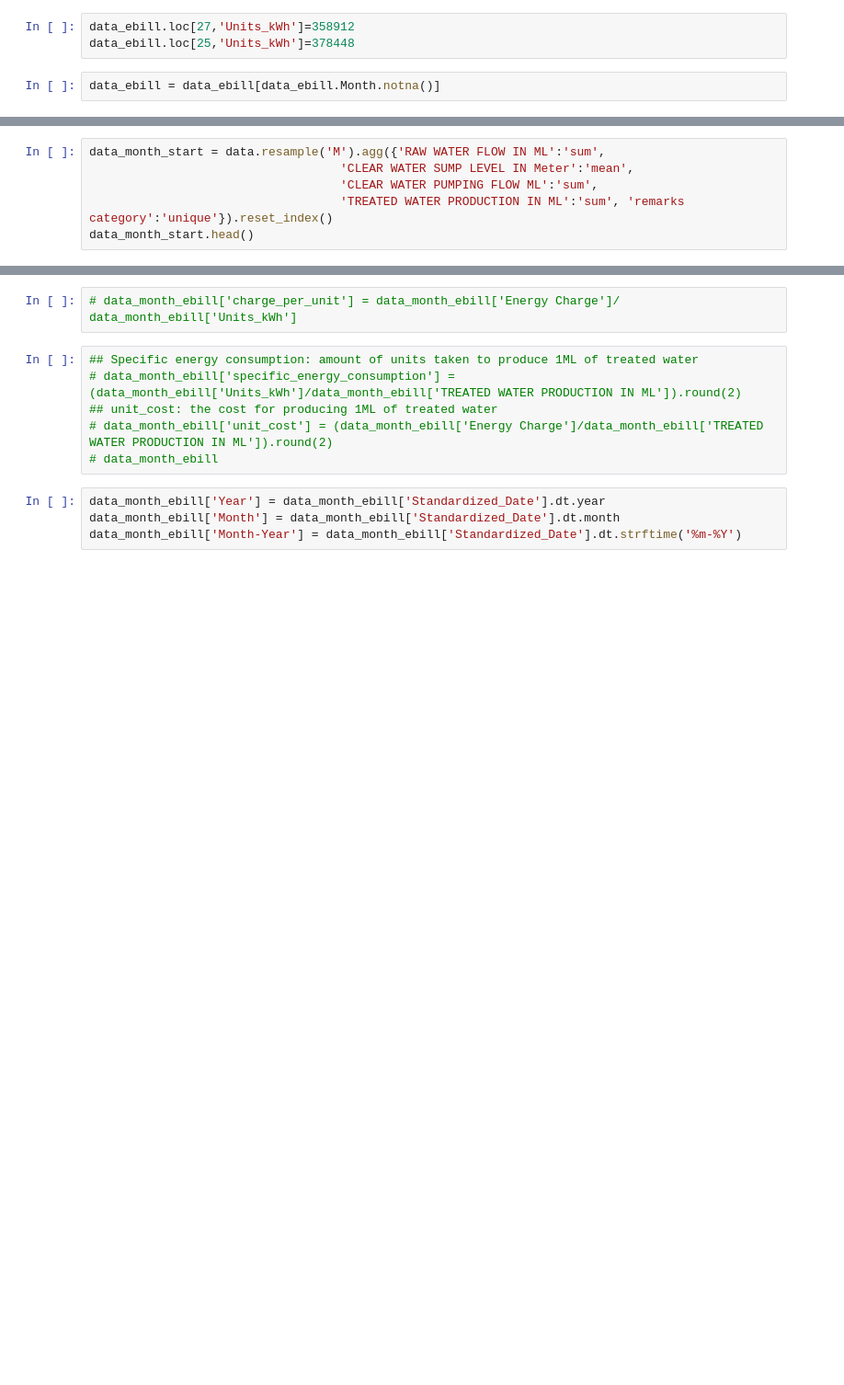
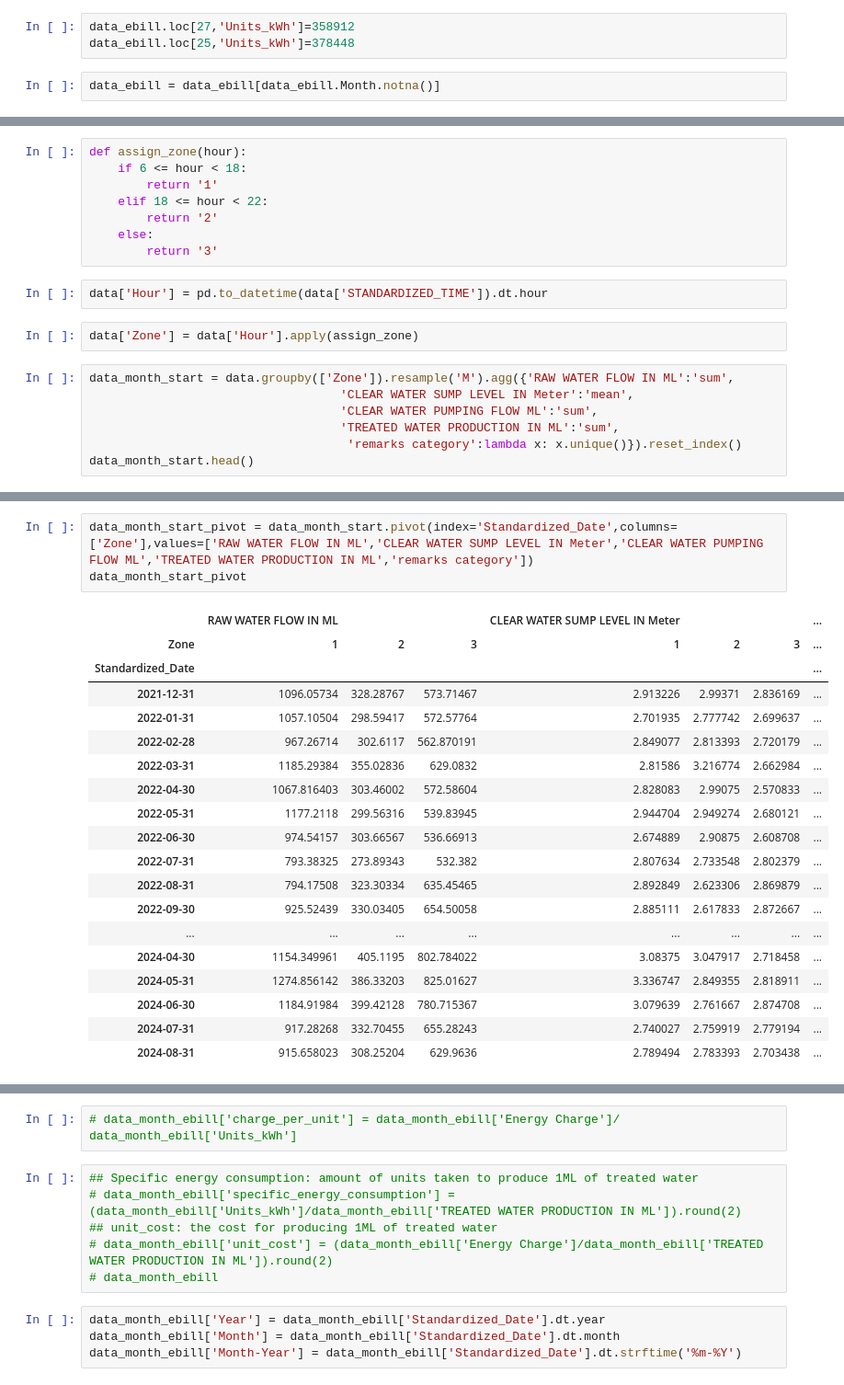
Before and after one commit to shilpa6691/Amrut_Notebooks, a Jupyter notebook: Electricity_bill_usecases_25_09_2024.ipynb, the cells around one changed output, grey strips where cells are left out. Shown: that part at 92% size. Cells and saved outputs as stored; diff of their text form; blank space fills up the shorter version.

Commit message:
updated the code by adding zones in the ML data

```diff
--- a/Electricity_bill_usecases_25_09_2024.ipynb
+++ b/Electricity_bill_usecases_25_09_2024.ipynb
@@ -36,6 +163,19 @@ data
+# %%
+def assign_zone(hour):
+    if 6 <= hour < 18:
+        return '1'
+    elif 18 <= hour < 22:
+        return '2'
+    else:
+        return '3'
+# %%
+data['Hour'] = pd.to_datetime(data['STANDARDIZED_TIME']).dt.hour
+# %%
+data['Zone'] = data['Hour'].apply(assign_zone)
 # %%
-data_month_start = data.resample('M').agg({'RAW WATER FLOW IN ML':'sum',
+data_month_start = data.groupby(['Zone']).resample('M').agg({'RAW WATER FLOW IN ML':'sum',
                                    'CLEAR WATER SUMP LEVEL IN Meter':'mean',
                                    'CLEAR WATER PUMPING FLOW ML':'sum',
-                                   'TREATED WATER PRODUCTION IN ML':'sum', 'remarks category':'unique'}).reset_index()
+                                   'TREATED WATER PRODUCTION IN ML':'sum',
+                                    'remarks category':lambda x: x.unique()}).reset_index()
 data_month_start.head()
@@ -41,0 +189,23 @@ data_month_start.head()
+# %%
+data_month_start_pivot = data_month_start.pivot(index='Standardized_Date',columns=['Zone'],values=['RAW WATER FLOW IN ML','CLEAR WATER SUMP LEVEL IN Meter','CLEAR WATER PUMPING FLOW ML','TREATED WATER PRODUCTION IN ML','remarks category'])
+data_month_start_pivot
+# %% [output]
+|  | RAW WATER FLOW IN ML |  |  | CLEAR WATER SUMP LEVEL IN Meter |  |  | ... |
+| Zone | 1 | 2 | 3 | 1 | 2 | 3 | ... |
+| Standardized_Date |  |  |  |  |  |  | ... |
+| 2021-12-31 | 1096.05734 | 328.28767 | 573.71467 | 2.913226 | 2.99371 | 2.836169 | ... |
+| 2022-01-31 | 1057.10504 | 298.59417 | 572.57764 | 2.701935 | 2.777742 | 2.699637 | ... |
+| 2022-02-28 | 967.26714 | 302.6117 | 562.870191 | 2.849077 | 2.813393 | 2.720179 | ... |
+| 2022-03-31 | 1185.29384 | 355.02836 | 629.0832 | 2.81586 | 3.216774 | 2.662984 | ... |
+| 2022-04-30 | 1067.816403 | 303.46002 | 572.58604 | 2.828083 | 2.99075 | 2.570833 | ... |
+| 2022-05-31 | 1177.2118 | 299.56316 | 539.83945 | 2.944704 | 2.949274 | 2.680121 | ... |
+| 2022-06-30 | 974.54157 | 303.66567 | 536.66913 | 2.674889 | 2.90875 | 2.608708 | ... |
+| 2022-07-31 | 793.38325 | 273.89343 | 532.382 | 2.807634 | 2.733548 | 2.802379 | ... |
+| 2022-08-31 | 794.17508 | 323.30334 | 635.45465 | 2.892849 | 2.623306 | 2.869879 | ... |
+| 2022-09-30 | 925.52439 | 330.03405 | 654.50058 | 2.885111 | 2.617833 | 2.872667 | ... |
+| ... | ... | ... | ... | ... | ... | ... | ... |
+| 2024-04-30 | 1154.349961 | 405.1195 | 802.784022 | 3.08375 | 3.047917 | 2.718458 | ... |
+| 2024-05-31 | 1274.856142 | 386.33203 | 825.01627 | 3.336747 | 2.849355 | 2.818911 | ... |
+| 2024-06-30 | 1184.91984 | 399.42128 | 780.715367 | 3.079639 | 2.761667 | 2.874708 | ... |
+| 2024-07-31 | 917.28268 | 332.70455 | 655.28243 | 2.740027 | 2.759919 | 2.779194 | ... |
+| 2024-08-31 | 915.658023 | 308.25204 | 629.9636 | 2.789494 | 2.783393 | 2.703438 | ... |
```
Also changed, not shown: parts of 23 cells of this notebook.
